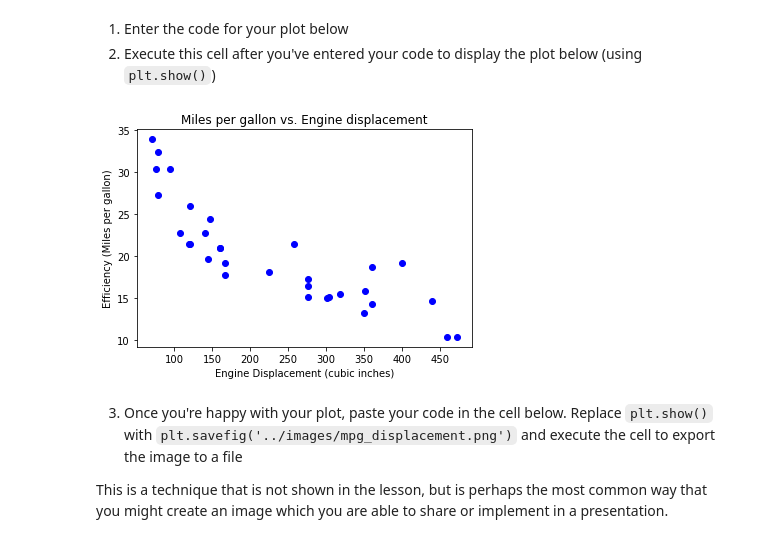
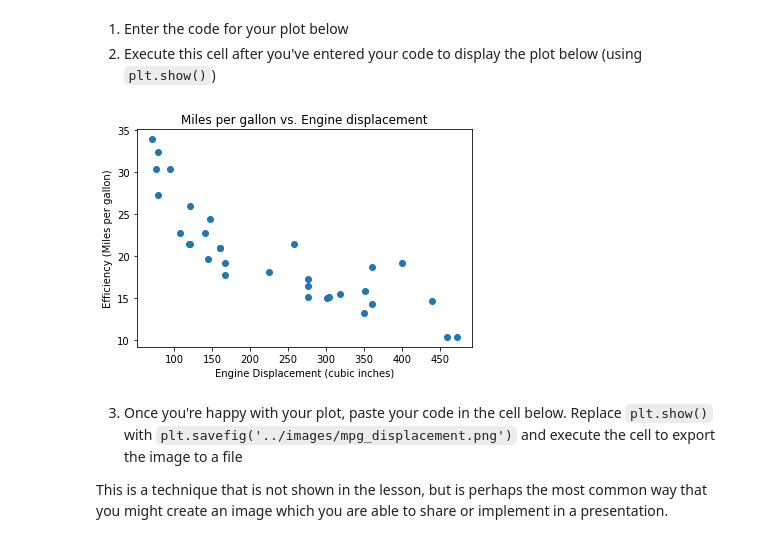
Before and after one commit to arcweld/ds-precourse-scatterplots, a Jupyter notebook: notebooks/scatterplot_challenges.ipynb, the cells around one changed output. Cells and saved outputs as stored; diff of their text form; code cells hidden in the pictures.

Commit message:
corrected float vs str in data frame

```diff
--- a/notebooks/scatterplot_challenges.ipynb
+++ b/notebooks/scatterplot_challenges.ipynb
@@ -48,13 +48,13 @@ Seeing the structure of the data, in the dataframe above, create a scatter plot
 # %%
 # Enter your code here
 plt.figure()
-plt.scatter(cars_data['disp'], cars_data['mpg'], c = 'blue', marker = 'o')
+plt.scatter(cars_data['disp'], cars_data['mpg'], marker = 'o')
 plt.title("Miles per gallon vs. Engine displacement")
 plt.xlabel("Engine Displacement (cubic inches)")
 plt.ylabel("Efficiency (Miles per gallon)")
 plt.show()
 # %% [output]
-[figure, old version]
+[figure, new version]
 # %% [markdown]
 3. Once you're happy with your plot, paste your code in the cell below. Replace `plt.show()` with `plt.savefig('../images/mpg_displacement.png')` and execute the cell to export the image to a file
 
```
Also changed, not shown: parts of 3 cells of this notebook, 1 other file.
